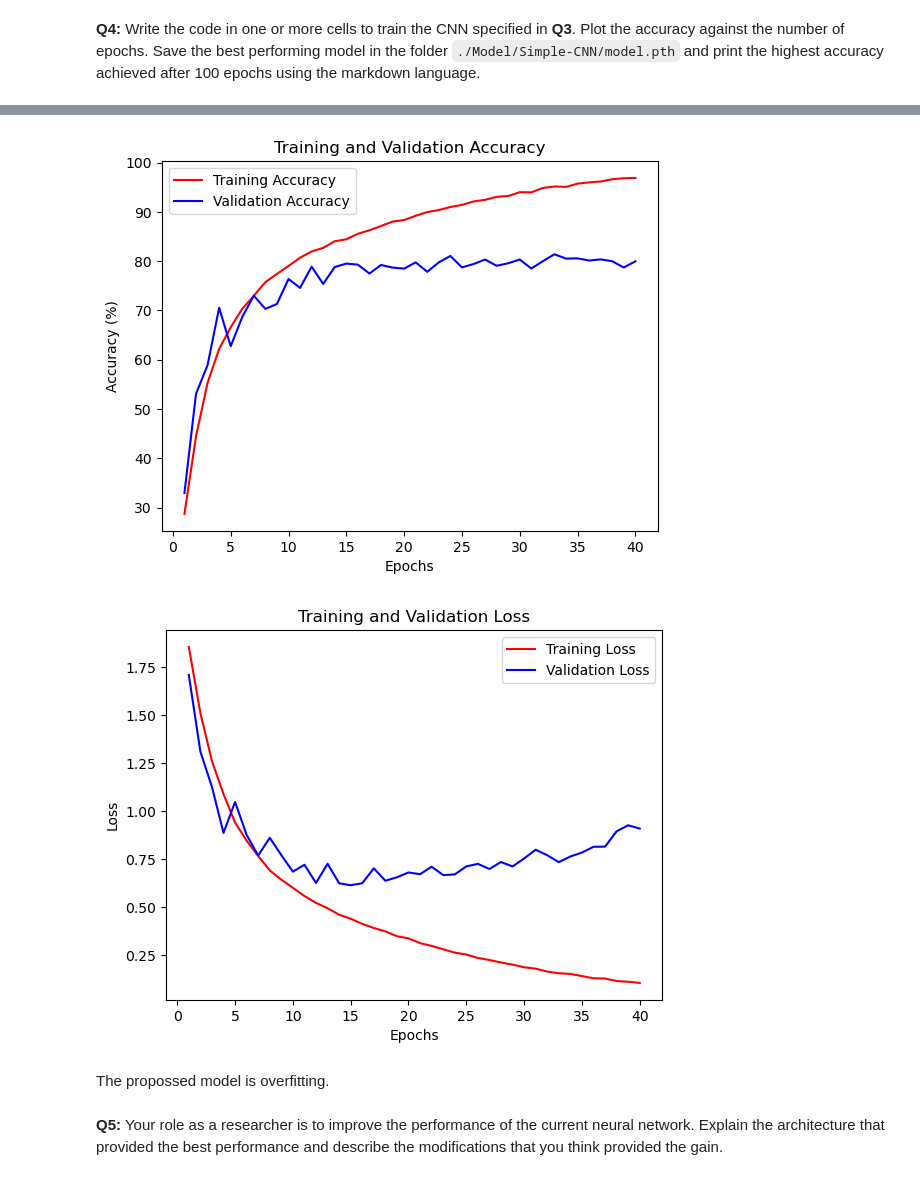
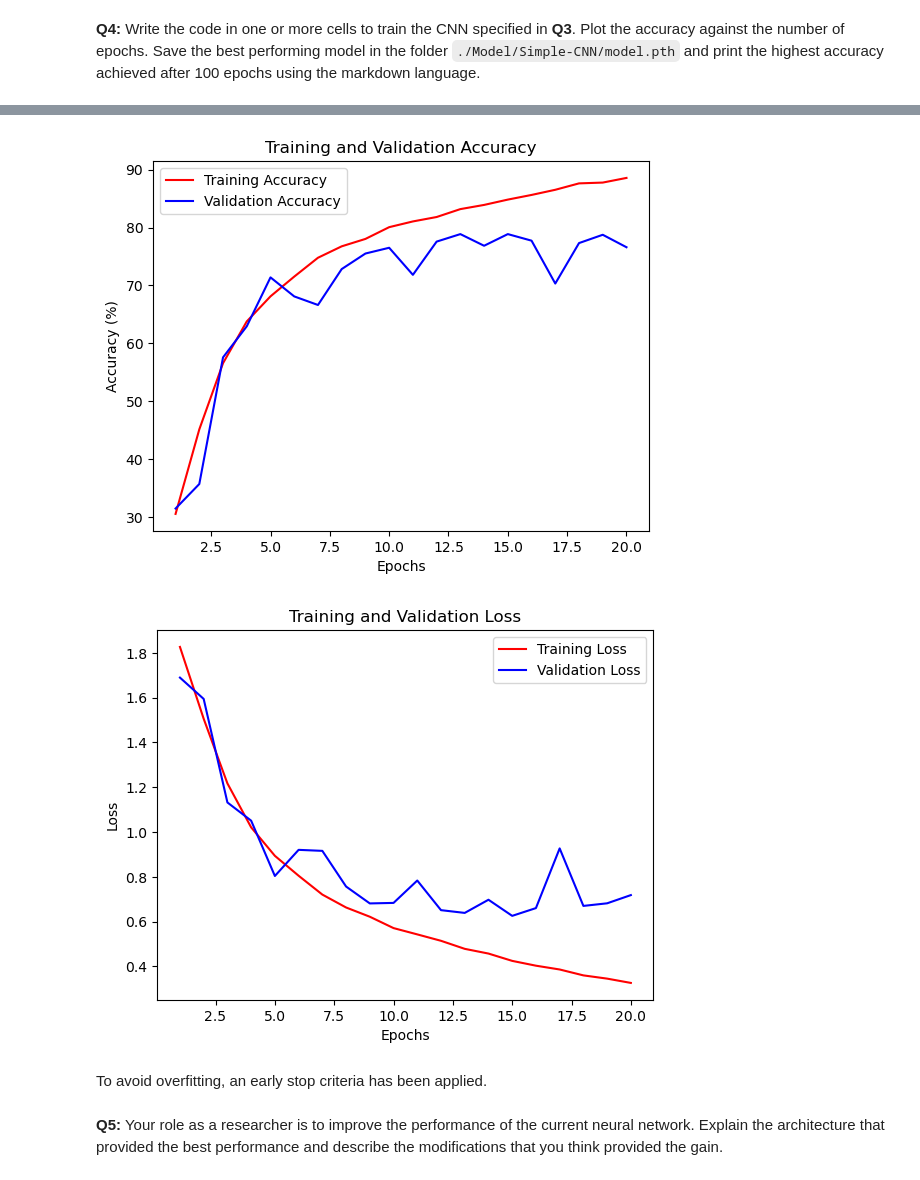
Before and after one commit to MartinezAgullo/TechChallenge_TrustStamp, a Jupyter notebook: assignment_2_cnn/Pablo-MartinezAgullo.ipynb, the cells around one changed output, grey strips where cells are left out. Saved outputs shown, nothing was run; the diff lists cells and outputs as text; code cells hidden in the pictures.

Commit message:
implement early stop | ToDo: model is not learning properly

```diff
--- a/assignment_2_cnn/Pablo-MartinezAgullo.ipynb
+++ b/assignment_2_cnn/Pablo-MartinezAgullo.ipynb
@@ -241,16 +244,12 @@ valid_sampler = SubsetRandomSampler(valid_idx)
 train_loader = DataLoader(train_dataset, batch_size=batch_size, sampler=train_sampler)
 valid_loader = DataLoader(train_dataset, batch_size=batch_size, sampler=valid_sampler)
 
-# Debug
-if Debug:
-    for batch_idx, (images, labels) in enumerate(train_loader):
-        print(f"\n Train batch {batch_idx + 1}  \n   Image batch shape: {images.shape}, \n   Labels: {labels}")
-        if batch_idx == 2:
-            break
-    for batch_idx, (images, labels) in enumerate(valid_loader):
-        print(f"\n Validation batch {batch_idx + 1}  \n   Image batch shape: {images.shape}, \n   Labels: {labels}")
-        if batch_idx == 2:
-            break
+
+
+print_batches(train_loader,"Train", Debug=Debug)
+print_batches(valid_loader,"Validation", Debug=Debug)
+print_batches(test_loader, "Test", Debug=Debug)
+
 
 
 # specify loss function (categorical cross-entropy)
@@ -261,7 +260,6 @@ optimizer = optim.SGD(model.parameters(), lr=0.01)
 
 # number of epochs to train the model
 n_epochs = 40
-valid_loss_min = np.Inf
 # %% [output]
  Train batch 1
    Image batch shape: torch.Size([20, 3, 64, 64]),
@@ -398,34 +422,35 @@ Epoch: 40       Training Loss: 0.103901         Validation Loss: 0.908523
 # %%
 # Plot accuracy vs epochs
-def plot_accuracy(train_accuracies, valid_accuracies, num_epochs):
-    epochs = range(1, num_epochs + 1)
+# Plot training and validation accuracy
+def plot_accuracy(train_accuracies, valid_accuracies):
+    epochs = range(1, len(train_accuracies) + 1)  # defined like this for the event of early stopping
     plt.plot(epochs, train_accuracies, 'r', label='Training Accuracy')
     plt.plot(epochs, valid_accuracies, 'b', label='Validation Accuracy')
     plt.title('Training and Validation Accuracy')
     plt.xlabel('Epochs')
     plt.ylabel('Accuracy (%)')
     plt.legend()
     plt.show()
 
-# Plot loss vs epochs
-def plot_loss(train_losses, valid_losses, num_epochs):
-    epochs = range(1, num_epochs + 1)
+# Plot training and validation loss
+def plot_loss(train_losses, valid_losses):
+    epochs = range(1, len(train_losses) + 1)
     plt.plot(epochs, train_losses, 'r', label='Training Loss')
     plt.plot(epochs, valid_losses, 'b', label='Validation Loss')
     plt.title('Training and Validation Loss')
     plt.xlabel('Epochs')
     plt.ylabel('Loss')
     plt.legend()
     plt.show()
 
 # Plot accuracy and loss
-plot_accuracy(train_accuracies, valid_accuracies, num_epochs=n_epochs)
-plot_loss(train_losses, valid_losses, num_epochs=n_epochs)
+plot_accuracy(train_accuracies, valid_accuracies)
+plot_loss(train_losses, valid_losses)
 # %% [output]
-[figure, old version]
+[figure, new version]
-[figure, old version]
+[figure, new version]
-# %% [markdown]
-The propossed model is overfitting.
+# %% [markdown]
+To avoid overfitting, an early stop criteria has been applied.
 # %% [markdown]
 **Q5:** Your role as a researcher is to improve the performance of the current neural network. Explain the architecture that provided the best performance and describe the modifications that you think provided the gain.
 # %% [markdown]
```
Also changed, not shown: parts of 12 cells of this notebook, 2 other files.
